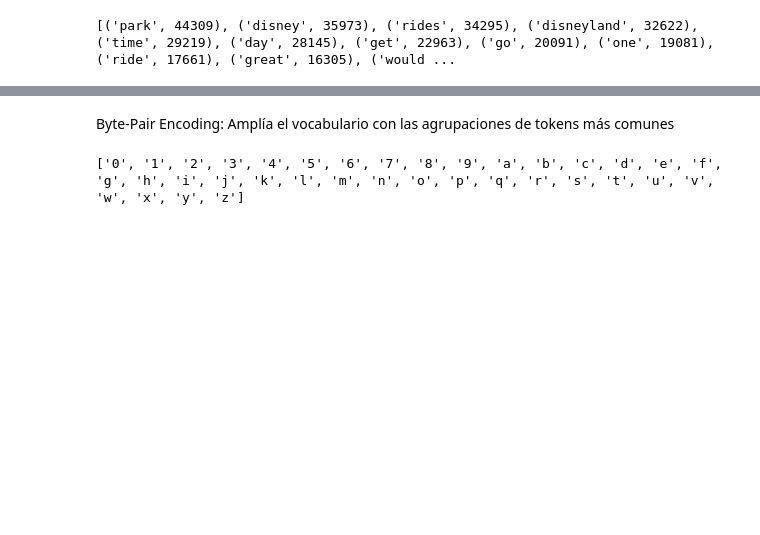
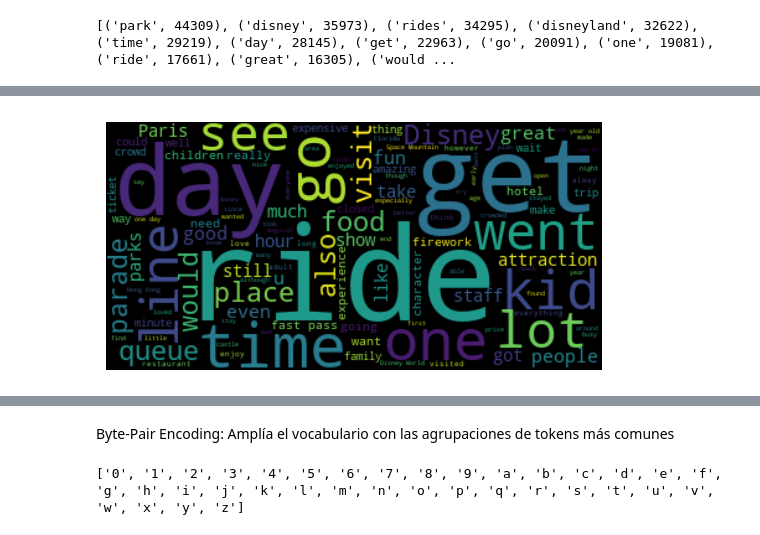
Before and after one commit to srosati/TP_NLP, a Jupyter notebook: main.ipynb, the cells around one changed output, grey strips where cells are left out. Cells and saved outputs as stored; diff of their text form; code cells hidden in the pictures; blank space fills up the shorter version.

```diff
--- a/main.ipynb
+++ b/main.ipynb
@@ -76,10 +158,16 @@ print(sorted(word_freqs.items(), key=lambda x: x[1], reverse=True)[:15])
 # %%
 from wordcloud import WordCloud
 import matplotlib.pyplot as plt
 
-text = "\n".join(corpus)
+def plot_word_cloud(corpus, filtered_words = []):
+    filtered_words.extend(stop_words)
+    text = "\n".join(corpus)
 
-wordcloud = WordCloud(stopwords=stop_words).generate(text)
-plt.imshow(wordcloud, interpolation='bilinear')
-plt.axis("off")
-plt.show()
+    wordcloud = WordCloud(stopwords=set(filtered_words)).generate(text)
+    plt.imshow(wordcloud, interpolation='bilinear')
+    plt.axis("off")
+    plt.show()
+
+plot_word_cloud(corpus)
+# %% [output]
+[figure, added]
```
Also changed, not shown: parts of 28 cells of this notebook.
